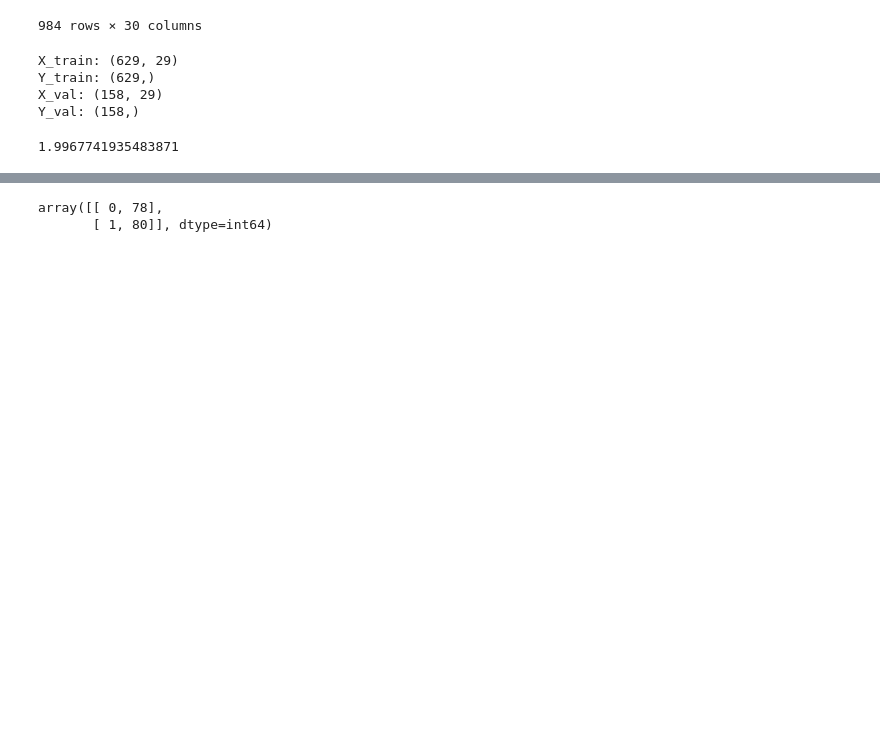
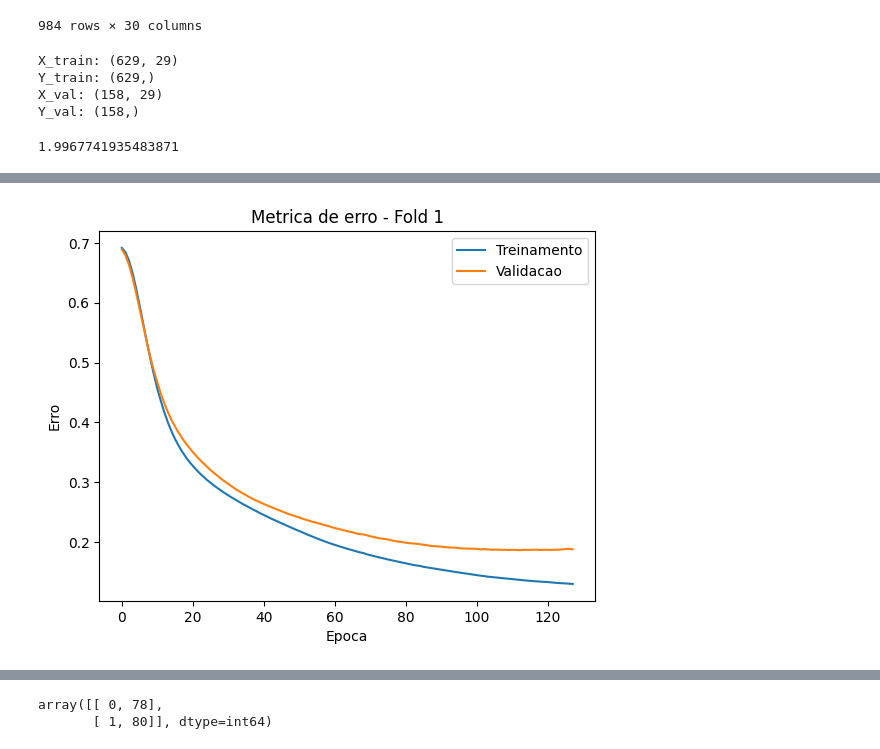
Before and after one commit to HodricVieira/Reconhecimento-de-digitos-ML-2023.2, a Jupyter notebook: Projeto 2.1/rede_neural.ipynb, the cells around one changed output, grey strips where cells are left out. Drawn from its saved outputs; the diff is of its cells as text; code cells hidden in the pictures; blank space fills up the shorter version.

Commit message:
kfold está implementado na rede neural, que está sem overfitting

```diff
--- a/Projeto 2.1/rede_neural.ipynb
+++ b/Projeto 2.1/rede_neural.ipynb
@@ -133,0 +117,93 @@ model.compile(loss = 'binary_crossentropy', optimizer = otimizador, metrics = ['
+# %%
+# Introduzindo o k-fold, com k=5
+kfold = StratifiedKFold(n_splits=5, shuffle=True, random_state=RANDOM_STATE)
+accuracies_train = []
+accuracies_val = []
+history_list = []
+tamanho_history_history_loss_list = []
+i = 0
+for index_treino, index_val in kfold.split(X_train, Y_train):
+    i += 1
+    X_train_fold, X_val_fold = X_train[index_treino], X_train[index_val]
+    Y_train_fold, Y_val_fold = Y_train[index_treino], Y_train[index_val]
+
+    # Criando a rede neural
+    model = Sequential()
+    # Adicionando neurônios em uma camada oculta
+    model.add(Dense(2, input_dim=29, kernel_initializer='normal', activation='selu')) #quantidade de neuronios na camada escondida, nº de features (selu, relu, gelu)
+    model.add(Dense(1, kernel_initializer='normal', activation='sigmoid')) #camada de saída
+
+    # adicionando a taxa de aprendizado
+    learning_rate = 0.001
+
+    # Criando um otimizador Adam com a taxa de aprendizado desejada
+    otimizador = optimizers.Adam(learning_rate=learning_rate)
+
+    # Adicionando uma condição de parada antecipada
+    es = EarlyStopping(monitor='val_loss', mode='min', verbose=1, patience=15)
+
+    # Compilando o modelo
+    model.compile(loss = 'binary_crossentropy', optimizer = otimizador, metrics = ['accuracy'])
+
+    #Treinando o modelo
+    history = model.fit(X_train_fold, Y_train_fold, validation_data=(X_val_fold, Y_val_fold), epochs=250, batch_size=BATCH_SIZE, verbose=1, callbacks=[es])
+    history_list.append(history)
+    tamanho_history_history_loss_list.append(len(history.history['loss']))
+
+    # Avalia o modelo
+    _, accuracy_train = model.evaluate(X_train_fold, Y_train_fold, batch_size=BATCH_SIZE, verbose=0)
+    _, accuracy_val = model.evaluate(X_val_fold, Y_val_fold, batch_size=BATCH_SIZE, verbose=0)
+    accuracies_train.append(accuracy_train)
+    accuracies_val.append(accuracy_val)
+
+    # Exibe o historico de treinamento para um fold especifico
+    plt.plot(history.history['loss'])
+    plt.plot(history.history['val_loss'])
+    plt.title(f'Metrica de erro - Fold {i}')
+    plt.ylabel('Erro')
+    plt.xlabel('Epoca')
+    plt.legend(['Treinamento', 'Validacao'])
+    plt.show()
+
+    print(f'--> Acuracia (treino): {accuracy_train:.4f}')
+    print(f'--> Acuracia (validacao): {accuracy_val:.4f}')
+    print(f"--> Ein - Eval = {accuracy_train - accuracy_val:.4f}")
+    print(f"--> val_loss - train_loss = {(history.history['val_loss'][-1] - history.history['loss'][-1]):.4f}\n")
+
+
+# Calcula a acuracia media
+acuracia_media_treino = np.mean(accuracies_train)
+acuracia_media_validacao = np.mean(accuracies_val)
+
+# Historico com valores medios dos folds
+history_train_loss_avg_list = []
+history_val_losso_avg_list = []
+
+for epoca in range(max(tamanho_history_history_loss_list)):
+    list_valores_loss_train = []
+    list_valores_loss_val = []
+    for j in range(len(history_list)):
+        if epoca < len(history_list[j].history['loss']): # verifica se a epoca existe no historico do fold j por causa do early stopping
+            list_valores_loss_train.append(history_list[j].history['loss'][epoca])
+            list_valores_loss_val.append(history_list[j].history['val_loss'][epoca])
+    history_train_loss_avg_list.append(np.mean(list_valores_loss_train)) # Calcula a média dos valores de loss para cada epoca (media da epoca 1, media da epoca 2...)
+    history_val_losso_avg_list.append(np.mean(list_valores_loss_val))
+
+loss_medio_treino = np.mean(history_train_loss_avg_list)
+loss_medio_val = np.mean(history_val_losso_avg_list)
+
+plt.plot(history_train_loss_avg_list)
+plt.plot(history_val_losso_avg_list)
+plt.title('Metrica de erro - Media dos Folds')
+plt.ylabel('Erro')
+plt.xlabel('Epoca')
+plt.legend(['Treinamento', 'Validacao'])
+plt.show()
+
+print(f'--> Acuracia media (treino): {acuracia_media_treino:.4f}')
+print(f'--> Acuracia media (validacao): {acuracia_media_validacao:.4f}')
+print(f"--> acc_in - acc_val = {acuracia_media_treino - acuracia_media_validacao:.4f}")
+print(f"--> loss medio do treino = {loss_medio_treino:.4f}")
+print(f"--> loss medio da validacao = {loss_medio_val:.4f}")
+print(f"--> val_loss - train_loss = {(loss_medio_val - loss_medio_treino):.4f}\n")
+# %% [output]
@@ -133,0 +228 @@ model.compile(loss = 'binary_crossentropy', optimizer = otimizador, metrics = ['
+[figure, added]
```
Also changed, not shown: parts of 11 cells of this notebook, 1 other file.
